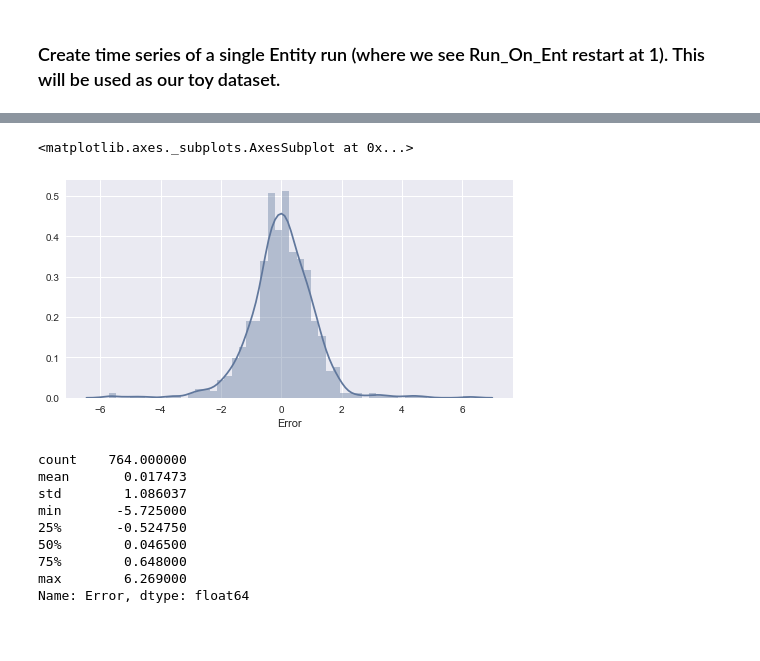
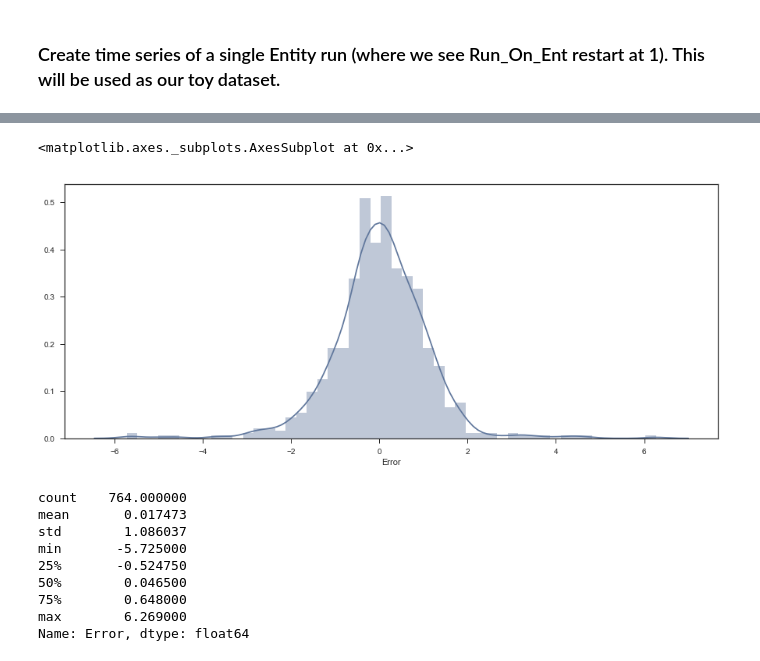
Before and after one commit to austinbock/project1, a Jupyter notebook: Capstone1 Data Investigation.ipynb, the cells around one changed output, grey strips where cells are left out. Saved outputs shown, nothing was run; the diff lists cells and outputs as text; code cells hidden in the pictures; blank space fills up the shorter version.

```diff
--- a/Capstone1 Data Investigation.ipynb
+++ b/Capstone1 Data Investigation.ipynb
@@ -164,9 +166,12 @@ toy7_df
 # %%
 #we can see the toy dataset is also a well formed Gaussian centered about 0.
+#g = sns.FacetGrid(datacompare, row = "Entity")
+#g.map(sns.distplot, 'Error', bins = 50)
+plt.figure(figsize=(15,6))
 sns.distplot(toy7_df.Error.dropna(), bins = 50)
 # %% [output]
 <matplotlib.axes._subplots.AxesSubplot at 0x...>
-[figure, old version]
+[figure, new version]
 # %%
 toy7_df.Error.describe()
 # %% [output]
```
Also changed, not shown: parts of 11 cells of this notebook.
